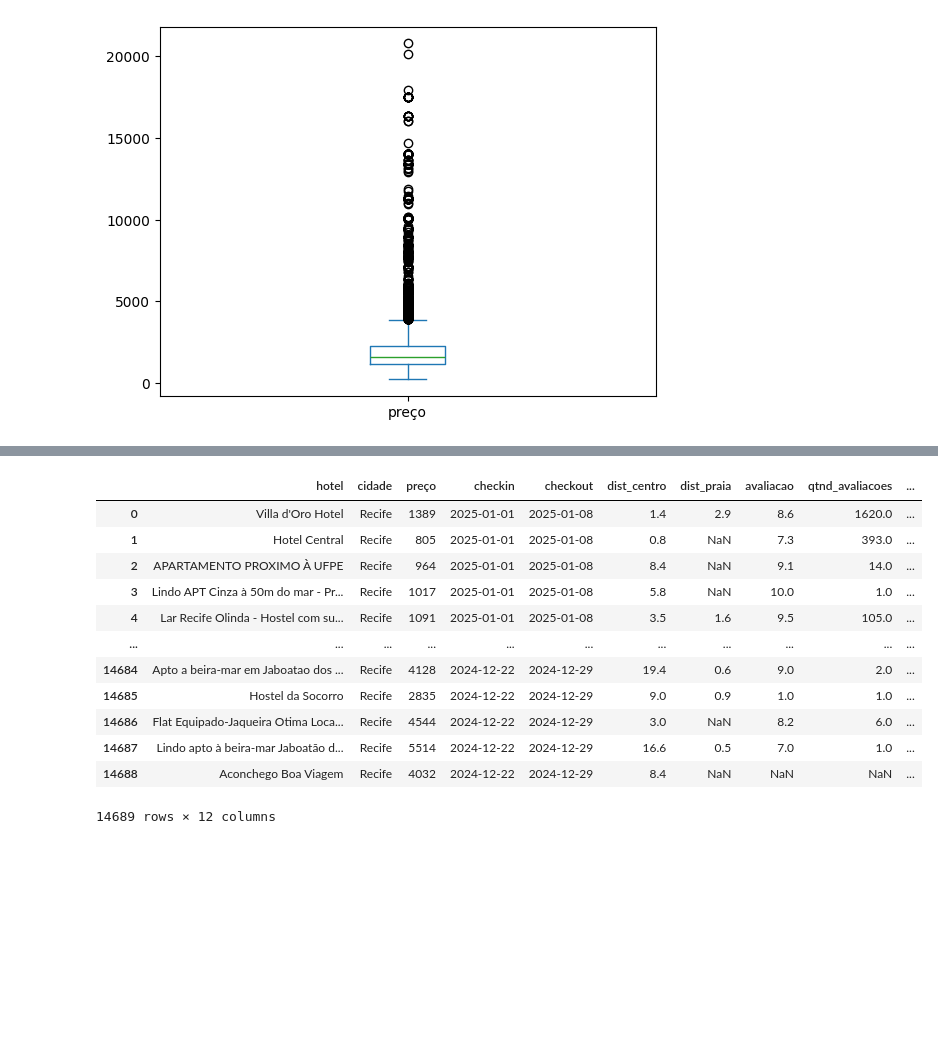
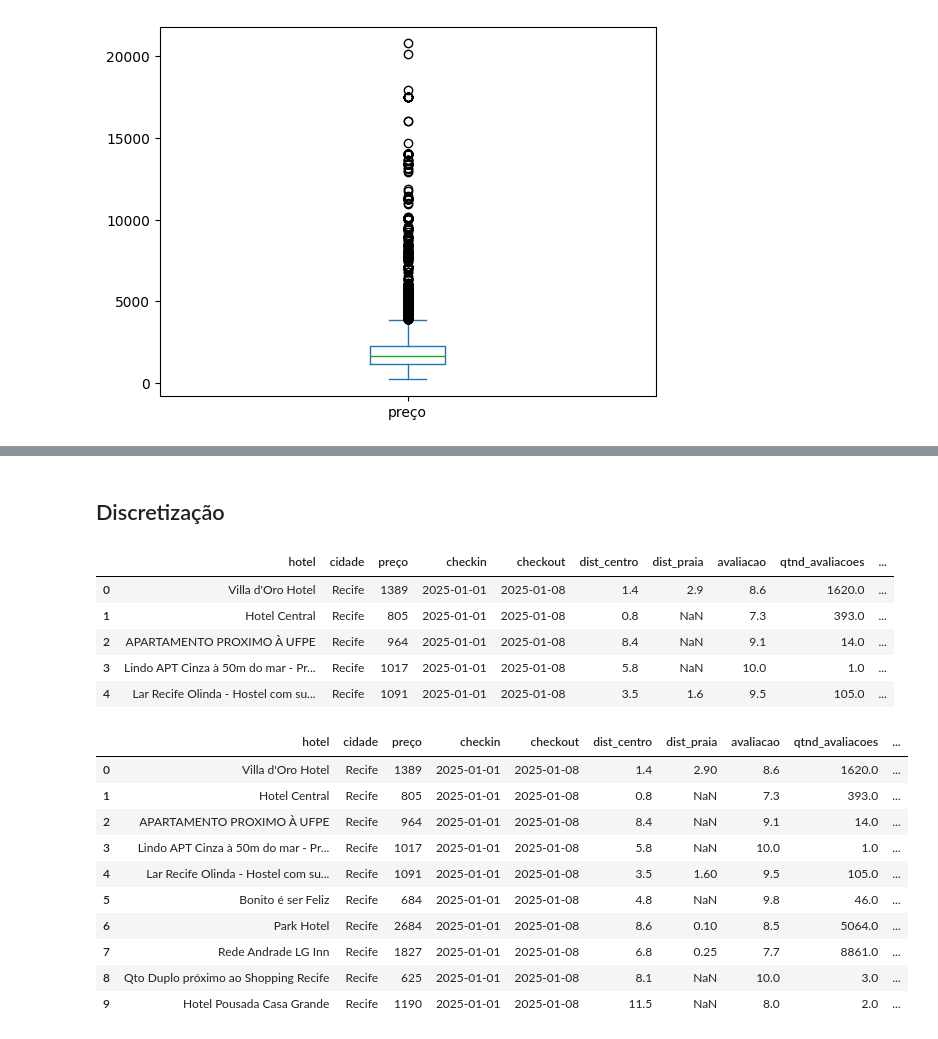
Before and after one commit to clarabarretto/data-science, a Jupyter notebook: pre-processing/pre-processing-recife.ipynb, the cells around one changed output, grey strips where cells are left out. Cells and saved outputs as stored; diff of their text form; code cells hidden in the pictures; blank space fills up the shorter version.

```diff
--- a/pre-processing/pre-processing-recife.ipynb
+++ b/pre-processing/pre-processing-recife.ipynb
@@ -15,8 +15,6 @@ hosp['checkout'] = pd.to_datetime(hosp['checkout'])
 hosp['cidade'] = hosp["cidade"].astype("category")
 hosp['hotel'] = hosp["hotel"].astype("category")
 hosp['data_extracao'] = hosp["data_extracao"].astype("category")
-# %%
-hosp['mes_checkin'] = hosp['checkin'].dt.month
 # %%
 # pegando do dataset apenas os dados até junho de 2025 para comparar um ano inteiro sem repetições
 hospedagens = hosp[~((hosp['checkin'].dt.month > 6) & (hosp['checkin'].dt.year == 2025))]
@@ -91,0 +88,4 @@ Freq: M, Name: preço, dtype: int64
+# %%
+# criando uma coluna para armazenar o mês do checkin
+# é interessante pois vamos analisar a sazonalidade dos dados
+hospedagens['mes_checkin'] = hospedagens['checkin'].dt.month
@@ -355,16 +436,41 @@ hospedagens_clean = hospedagens.groupby('mes_checkin').apply(lambda x: x[
+# %% [markdown]
+## Discretização
+# %%
+# Discretizar a coluna de preços em 5 categorias
+hospedagens_clean['price_category'] = pd.qcut(hospedagens_clean['preço'], 5, labels=['Econômico', 'Baixo', 'Médio', 'Caro', 'Muito Caro'])
 # %%
-hospedagens_clean
+hospedagens_clean.head()
 # %% [output]
 |  | hotel | cidade | preço | checkin | checkout | dist_centro | dist_praia | avaliacao | qtnd_avaliacoes | ... |
 | 0 | Villa d'Oro Hotel | Recife | 1389 | 2025-01-01 | 2025-01-08 | 1.4 | 2.9 | 8.6 | 1620.0 | ... |
 | 1 | Hotel Central | Recife | 805 | 2025-01-01 | 2025-01-08 | 0.8 | NaN | 7.3 | 393.0 | ... |
 | 2 | APARTAMENTO PROXIMO À UFPE | Recife | 964 | 2025-01-01 | 2025-01-08 | 8.4 | NaN | 9.1 | 14.0 | ... |
 | 3 | Lindo APT Cinza à 50m do mar - Pr... | Recife | 1017 | 2025-01-01 | 2025-01-08 | 5.8 | NaN | 10.0 | 1.0 | ... |
 | 4 | Lar Recife Olinda - Hostel com su... | Recife | 1091 | 2025-01-01 | 2025-01-08 | 3.5 | 1.6 | 9.5 | 105.0 | ... |
-| ... | ... | ... | ... | ... | ... | ... | ... | ... | ... | ... |
-| 14684 | Apto a beira-mar em Jaboatao dos ... | Recife | 4128 | 2024-12-22 | 2024-12-29 | 19.4 | 0.6 | 9.0 | 2.0 | ... |
-| 14685 | Hostel da Socorro | Recife | 2835 | 2024-12-22 | 2024-12-29 | 9.0 | 0.9 | 1.0 | 1.0 | ... |
-| 14686 | Flat Equipado-Jaqueira Otima Loca... | Recife | 4544 | 2024-12-22 | 2024-12-29 | 3.0 | NaN | 8.2 | 6.0 | ... |
-| 14687 | Lindo apto à beira-mar Jaboatão d... | Recife | 5514 | 2024-12-22 | 2024-12-29 | 16.6 | 0.5 | 7.0 | 1.0 | ... |
-| 14688 | Aconchego Boa Viagem | Recife | 4032 | 2024-12-22 | 2024-12-29 | 8.4 | NaN | NaN | NaN | ... |
-14689 rows × 12 columns
+# %%
+# Definir a função para mapear os meses para as estações do ano
+def month_to_season(month):
+    if month in [9, 10, 11]:
+        return 'Primavera'
+    elif month in [12, 1, 2]:
+        return 'Verão'
+    elif month in [3, 4, 5]:
+        return 'Outono'
+    else:
+        return 'Inverno'
+
+# Discretizar os meses e adicionar categorias de estações do ano
+hospedagens_clean['season'] = hospedagens_clean['mes_checkin'].apply(month_to_season)
+hospedagens_clean.head(10)
+# %% [output]
+|  | hotel | cidade | preço | checkin | checkout | dist_centro | dist_praia | avaliacao | qtnd_avaliacoes | ... |
+| 0 | Villa d'Oro Hotel | Recife | 1389 | 2025-01-01 | 2025-01-08 | 1.4 | 2.90 | 8.6 | 1620.0 | ... |
+| 1 | Hotel Central | Recife | 805 | 2025-01-01 | 2025-01-08 | 0.8 | NaN | 7.3 | 393.0 | ... |
+| 2 | APARTAMENTO PROXIMO À UFPE | Recife | 964 | 2025-01-01 | 2025-01-08 | 8.4 | NaN | 9.1 | 14.0 | ... |
+| 3 | Lindo APT Cinza à 50m do mar - Pr... | Recife | 1017 | 2025-01-01 | 2025-01-08 | 5.8 | NaN | 10.0 | 1.0 | ... |
+| 4 | Lar Recife Olinda - Hostel com su... | Recife | 1091 | 2025-01-01 | 2025-01-08 | 3.5 | 1.60 | 9.5 | 105.0 | ... |
+| 5 | Bonito é ser Feliz | Recife | 684 | 2025-01-01 | 2025-01-08 | 4.8 | NaN | 9.8 | 46.0 | ... |
+| 6 | Park Hotel | Recife | 2684 | 2025-01-01 | 2025-01-08 | 8.6 | 0.10 | 8.5 | 5064.0 | ... |
+| 7 | Rede Andrade LG Inn | Recife | 1827 | 2025-01-01 | 2025-01-08 | 6.8 | 0.25 | 7.7 | 8861.0 | ... |
+| 8 | Qto Duplo próximo ao Shopping Recife | Recife | 625 | 2025-01-01 | 2025-01-08 | 8.1 | NaN | 10.0 | 3.0 | ... |
+| 9 | Hotel Pousada Casa Grande | Recife | 1190 | 2025-01-01 | 2025-01-08 | 11.5 | NaN | 8.0 | 2.0 | ... |
```
Also changed, not shown: parts of 30 cells of this notebook, 3 other files.
